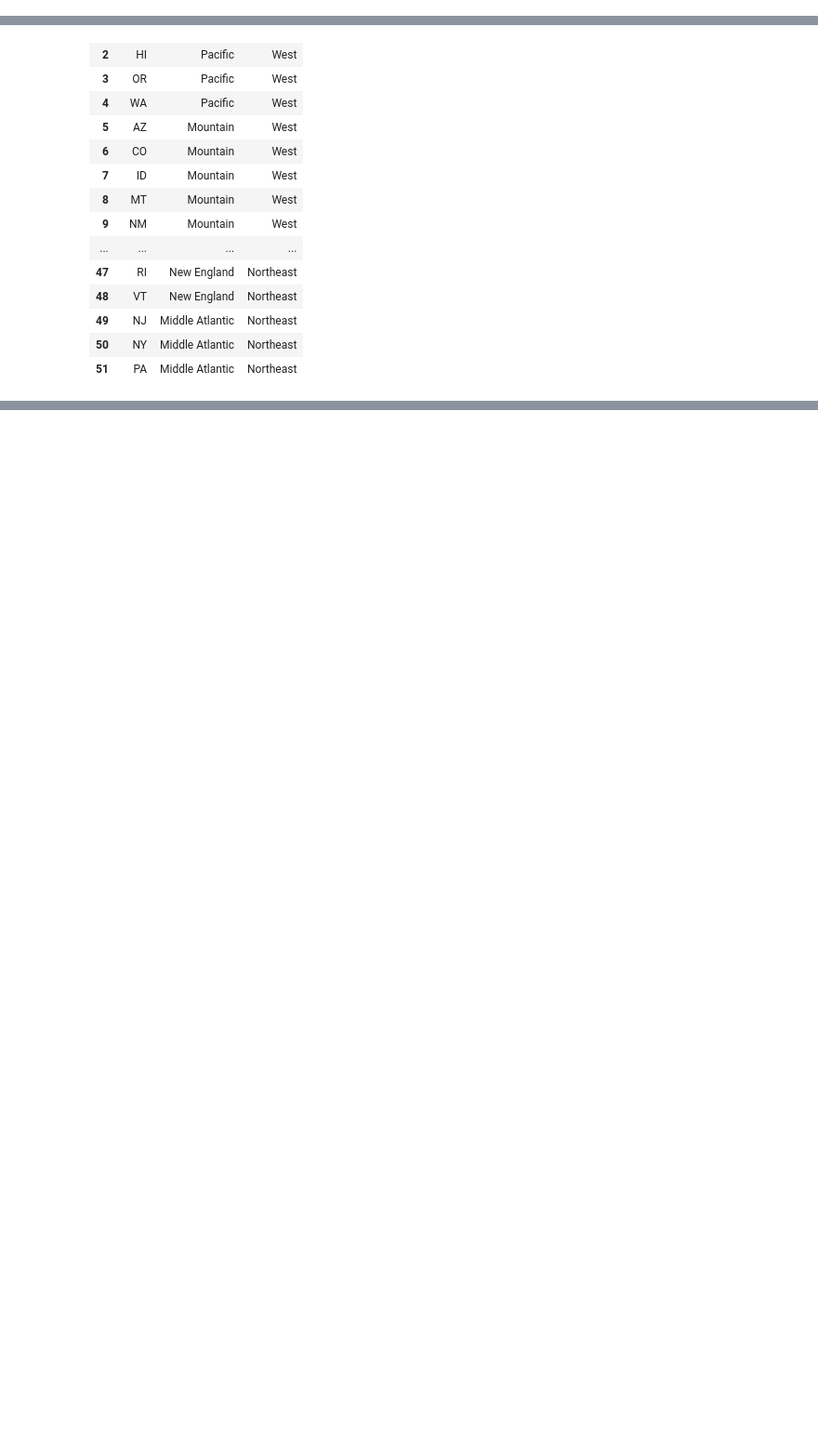
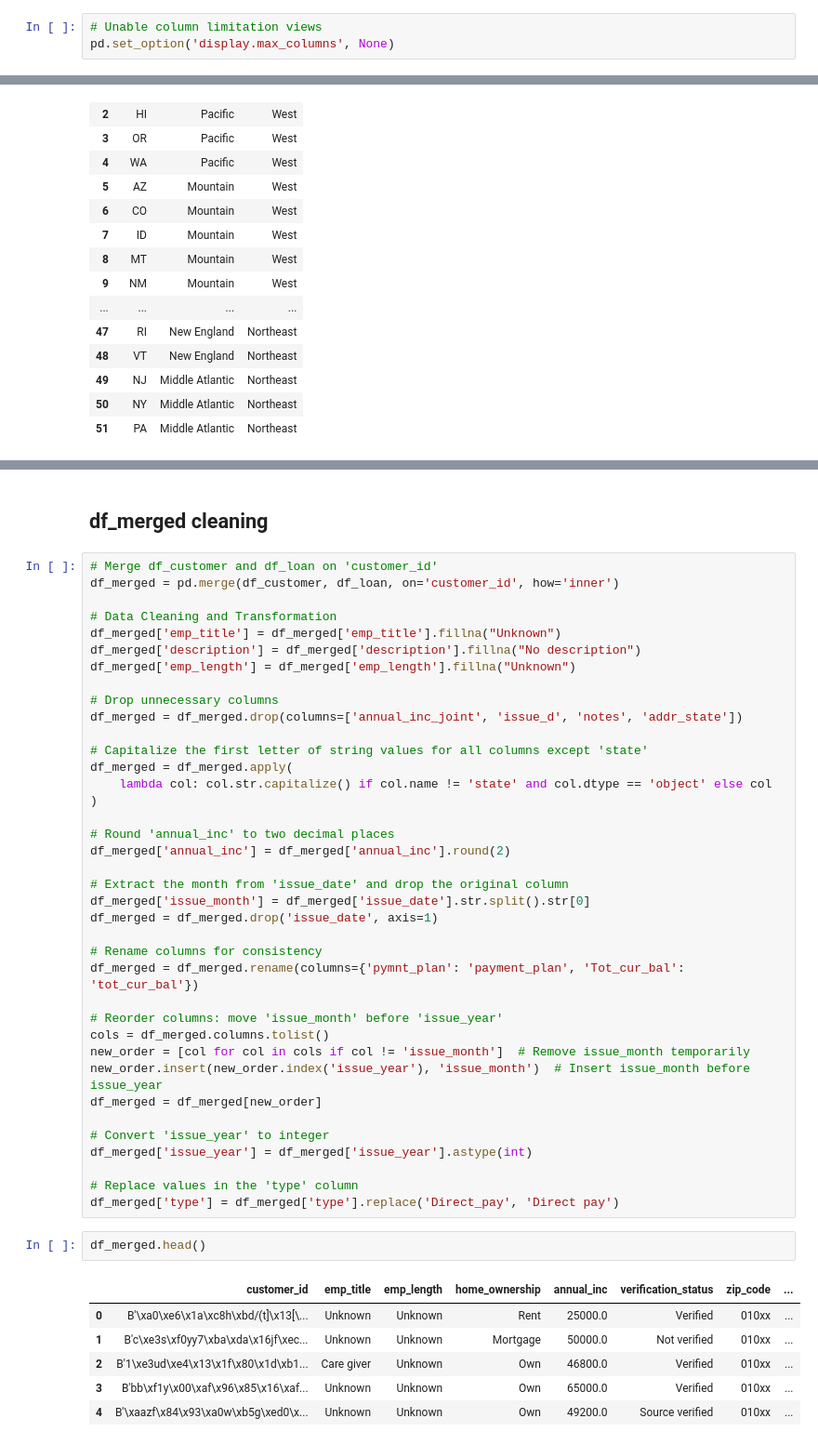
Before and after one commit to Marc-Bouche/fintech-performance-analysis, a Jupyter notebook: Code.ipynb, the cells around one changed output, grey strips where cells are left out. Shown at 93% size. Drawn from its saved outputs; the diff is of its cells as text; blank space fills up the shorter version.

Commit message:
Data cleaning completed for df_merged.
Data cleaning completed for df_merged.

```diff
--- a/Code.ipynb
+++ b/Code.ipynb
@@ -73,6 +100,9 @@ file_path = "/Users/mbouch17/Desktop/Personal_Data_Project/fintech-performance-a
 df_state_region = pd.read_csv(file_path)
 # %% [markdown]
 # Data Cleaning
+# %%
+# Unable column limitation views
+pd.set_option('display.max_columns', None)
 # %%
 df_customer.head()
 
@@ -165,0 +204,49 @@ df_state_region.head(60)
+# %% [markdown]
+## df_merged cleaning
+# %%
+# Merge df_customer and df_loan on 'customer_id'
+df_merged = pd.merge(df_customer, df_loan, on='customer_id', how='inner')
+
+# Data Cleaning and Transformation
+df_merged['emp_title'] = df_merged['emp_title'].fillna("Unknown")
+df_merged['description'] = df_merged['description'].fillna("No description")
+df_merged['emp_length'] = df_merged['emp_length'].fillna("Unknown")
+
+# Drop unnecessary columns
+df_merged = df_merged.drop(columns=['annual_inc_joint', 'issue_d', 'notes', 'addr_state'])
+
+# Capitalize the first letter of string values for all columns except 'state'
+df_merged = df_merged.apply(
+    lambda col: col.str.capitalize() if col.name != 'state' and col.dtype == 'object' else col
+)
+
+# Round 'annual_inc' to two decimal places
+df_merged['annual_inc'] = df_merged['annual_inc'].round(2)
+
+# Extract the month from 'issue_date' and drop the original column
+df_merged['issue_month'] = df_merged['issue_date'].str.split().str[0]
+df_merged = df_merged.drop('issue_date', axis=1)
+
+# Rename columns for consistency
+df_merged = df_merged.rename(columns={'pymnt_plan': 'payment_plan', 'Tot_cur_bal': 'tot_cur_bal'})
+
+# Reorder columns: move 'issue_month' before 'issue_year'
+cols = df_merged.columns.tolist()
+new_order = [col for col in cols if col != 'issue_month']  # Remove issue_month temporarily
+new_order.insert(new_order.index('issue_year'), 'issue_month')  # Insert issue_month before issue_year
+df_merged = df_merged[new_order]
+
+# Convert 'issue_year' to integer
+df_merged['issue_year'] = df_merged['issue_year'].astype(int)
+
+# Replace values in the 'type' column
+df_merged['type'] = df_merged['type'].replace('Direct_pay', 'Direct pay')
+# %%
+df_merged.head()
+# %% [output]
+|  | customer_id | emp_title | emp_length | home_ownership | annual_inc | verification_status | zip_code | ... |
+| 0 | B'\xa0\xe6\x1a\xc8h\xbd/(t]\x13[\... | Unknown | Unknown | Rent | 25000.0 | Verified | 010xx | ... |
+| 1 | B'c\xe3s\xf0yy7\xba\xda\x16jf\xec... | Unknown | Unknown | Mortgage | 50000.0 | Not verified | 010xx | ... |
+| 2 | B'1\xe3ud\xe4\x13\x1f\x80\x1d\xb1... | Care giver | Unknown | Own | 46800.0 | Verified | 010xx | ... |
+| 3 | B'bb\xf1y\x00\xaf\x96\x85\x16\xaf... | Unknown | Unknown | Own | 65000.0 | Verified | 010xx | ... |
+| 4 | B'\xaazf\x84\x93\xa0w\xb5g\xed0\x... | Unknown | Unknown | Own | 49200.0 | Source verified | 010xx | ... |
```
Also changed, not shown: parts of 19 cells of this notebook.
